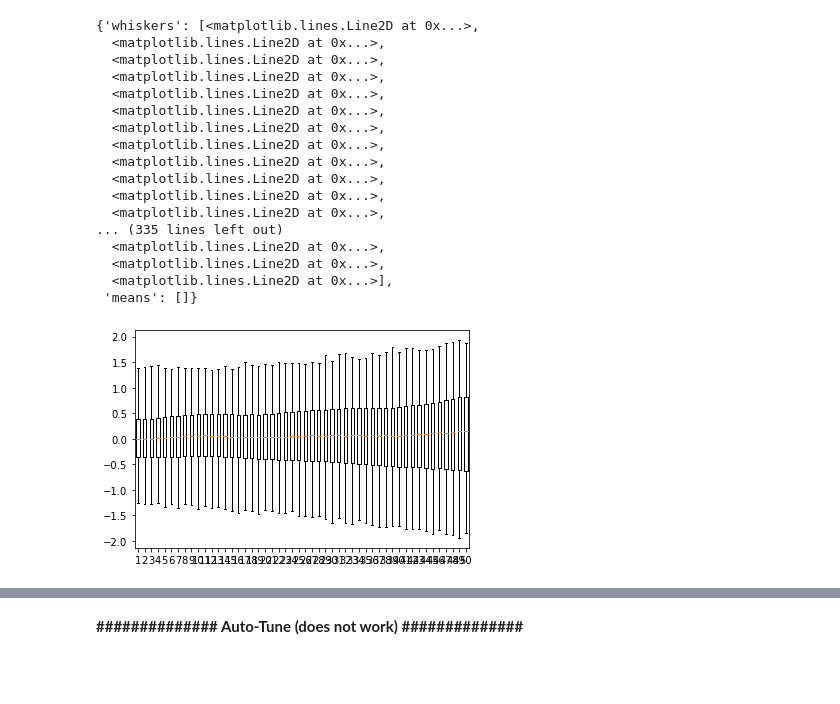
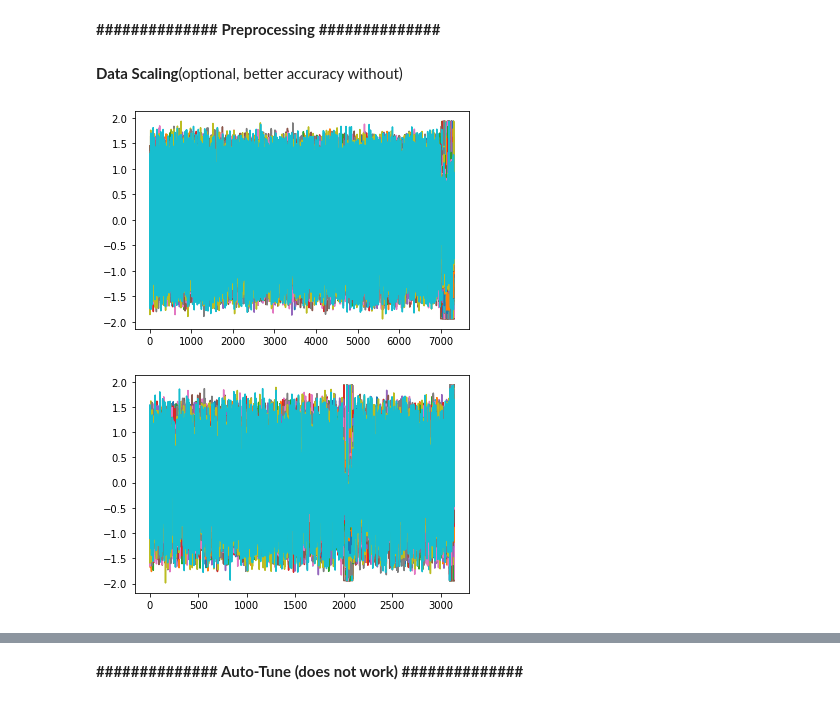
Before and after one commit to pietromarini00/Financial-Time-Series-Forecasting, a Jupyter notebook: Def1.ipynb, the cells around one changed output, grey strips where cells are left out. Cells and saved outputs as stored; diff of their text form; code cells hidden in the pictures; blank space fills up the shorter version.

```diff
--- a/Def1.ipynb
+++ b/Def1.ipynb
@@ -78,21 +31,0 @@ plt.plot(train)
-# %%
-plt.boxplot(train)
-# %% [output]
-{'whiskers': [<matplotlib.lines.Line2D at 0x...>,
-  <matplotlib.lines.Line2D at 0x...>,
-  <matplotlib.lines.Line2D at 0x...>,
-  <matplotlib.lines.Line2D at 0x...>,
-  <matplotlib.lines.Line2D at 0x...>,
-  <matplotlib.lines.Line2D at 0x...>,
-  <matplotlib.lines.Line2D at 0x...>,
-  <matplotlib.lines.Line2D at 0x...>,
-  <matplotlib.lines.Line2D at 0x...>,
-  <matplotlib.lines.Line2D at 0x...>,
-  <matplotlib.lines.Line2D at 0x...>,
-  <matplotlib.lines.Line2D at 0x...>,
-... (335 lines left out)
-  <matplotlib.lines.Line2D at 0x...>,
-  <matplotlib.lines.Line2D at 0x...>,
-  <matplotlib.lines.Line2D at 0x...>],
- 'means': []}
-[figure, removed]
@@ -98,0 +52,2 @@ plt.boxplot(train)
+# %% [markdown]
+**##############  Preprocessing  ##############**
@@ -98,0 +61,23 @@ plt.boxplot(train)
+# %% [markdown]
+**Data Scaling**(optional, better accuracy without)
+# %%
+# define min max scaler
+scaler = MinMaxScaler(feature_range = (-1.94,1.93))
+# transform data
+def scale_selected_rows(df, start, end):
+    df1 = df.copy()
+    end = end+1
+    df1.loc[start:end] = scaler.fit_transform(df1.loc[start:end])
+    return df1
+# %%
+train_scaled = scale_selected_rows(train,7000,7325)
+
+plt.show(plt.plot(train_scaled))
+# %% [output]
+[figure, added]
+# %%
+test_scaled_half = scale_selected_rows(test,2000,2091)
+test_scaled = scale_selected_rows(test_scaled_half,3093,3140)
+plt.show(plt.plot(test_scaled))
+# %% [output]
+[figure, added]
```
Also changed, not shown: parts of 25 cells of this notebook.
